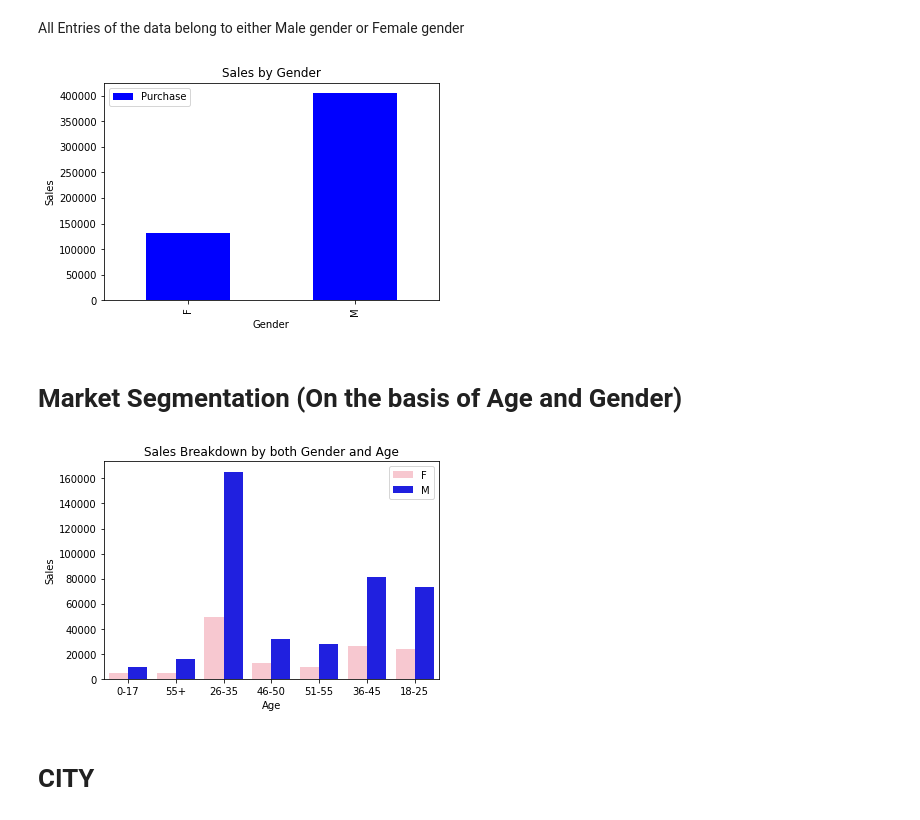
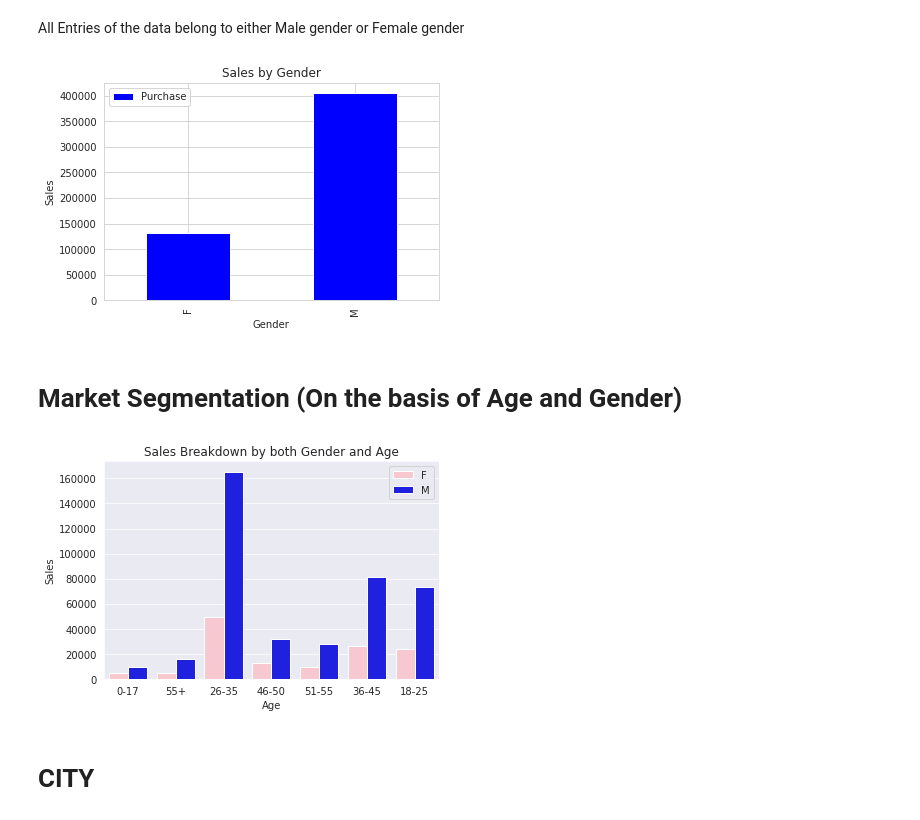
Before and after one commit to ManavKaul/Black-Friday-Sale, a Jupyter notebook: Black_Friday_Sale_Analysis.ipynb, the cells around one changed output. Drawn from its saved outputs; the diff is of its cells as text; code cells hidden in the pictures.

```diff
--- a/Black_Friday_Sale_Analysis.ipynb
+++ b/Black_Friday_Sale_Analysis.ipynb
@@ -47,4 +71,5 @@ AgesGroup.plot(kind='bar', color=['y'])
 plt.ylabel('Sales')
 plt.title("Sales made by each age group")
 plt.show()
+sns.set_style('darkgrid')
 # %% [output]
@@ -62,8 +87,9 @@ GenderGroup =df[['Gender', 'Purchase']].groupby(['Gender'],sort = True).count()
 # %%
 GenderGroup.plot(kind='bar',color=['b'],ylabel='Sales',title='Sales by Gender')
 plt.show()
+sns.set_style('whitegrid')
 # %% [output]
-[figure, old version]
+[figure, new version]
 # %% [markdown]
 # **Market Segmentation (On the basis of Age and Gender)**
 # %%
@@ -73,8 +99,9 @@ plt.ylabel("Sales")
 plt.legend()
 plt.title("Sales Breakdown by both Gender and Age")
 plt.show()
+sns.set_style('darkgrid')
 # %% [output]
-[figure, old version]
+[figure, new version]
 # %% [markdown]
 # **CITY**
 # %%
```
Also changed, not shown: parts of 5 cells of this notebook.
